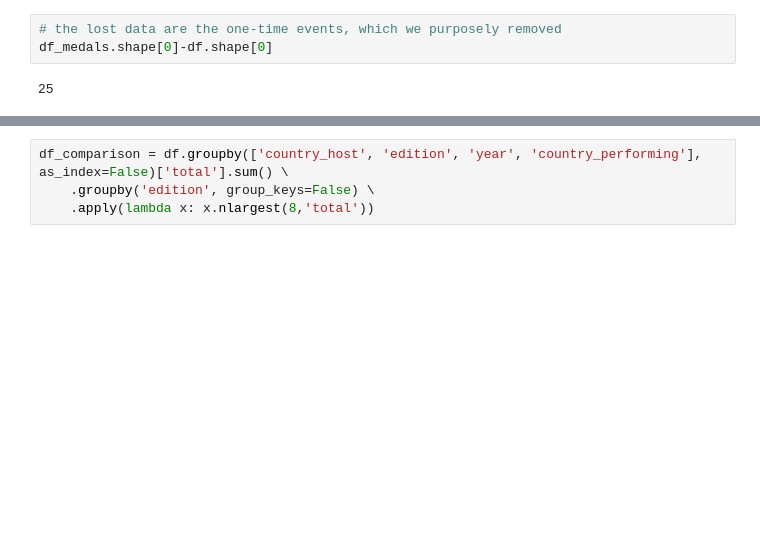
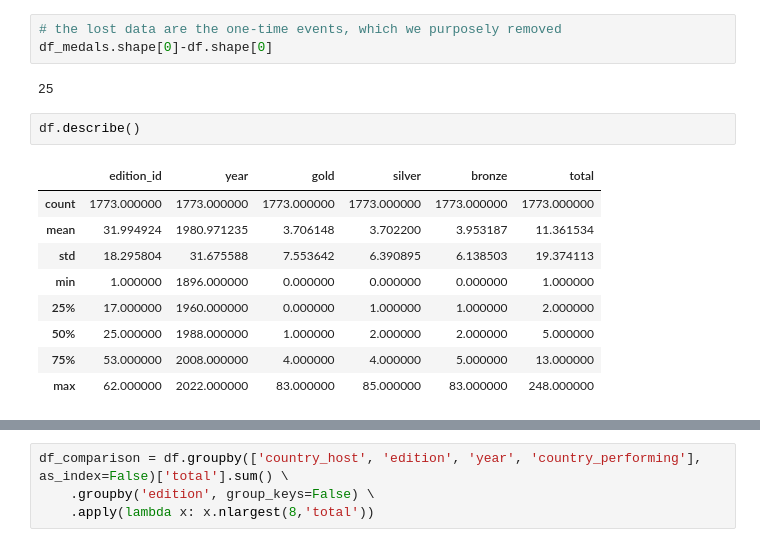
Before and after one commit to ana-047/Olymploration, a Jupyter notebook: Olymploration_2.ipynb, the cells around one changed output, grey strips where cells are left out. Drawn from its saved outputs; the diff is of its cells as text; blank space fills up the shorter version.

```diff
--- a/Olymploration_2.ipynb
+++ b/Olymploration_2.ipynb
@@ -224,3 +224,15 @@ dtype: int64
 df_medals.shape[0]-df.shape[0]
 # %% [output]
 25
+# %%
+df.describe()
+# %% [output]
+|  | edition_id | year | gold | silver | bronze | total |
+| count | 1773.000000 | 1773.000000 | 1773.000000 | 1773.000000 | 1773.000000 | 1773.000000 |
+| mean | 31.994924 | 1980.971235 | 3.706148 | 3.702200 | 3.953187 | 11.361534 |
+| std | 18.295804 | 31.675588 | 7.553642 | 6.390895 | 6.138503 | 19.374113 |
+| min | 1.000000 | 1896.000000 | 0.000000 | 0.000000 | 0.000000 | 1.000000 |
+| 25% | 17.000000 | 1960.000000 | 0.000000 | 1.000000 | 1.000000 | 2.000000 |
+| 50% | 25.000000 | 1988.000000 | 1.000000 | 2.000000 | 2.000000 | 5.000000 |
+| 75% | 53.000000 | 2008.000000 | 4.000000 | 4.000000 | 5.000000 | 13.000000 |
+| max | 62.000000 | 2022.000000 | 83.000000 | 85.000000 | 83.000000 | 248.000000 |
```
Also changed, not shown: parts of 5 cells of this notebook.
